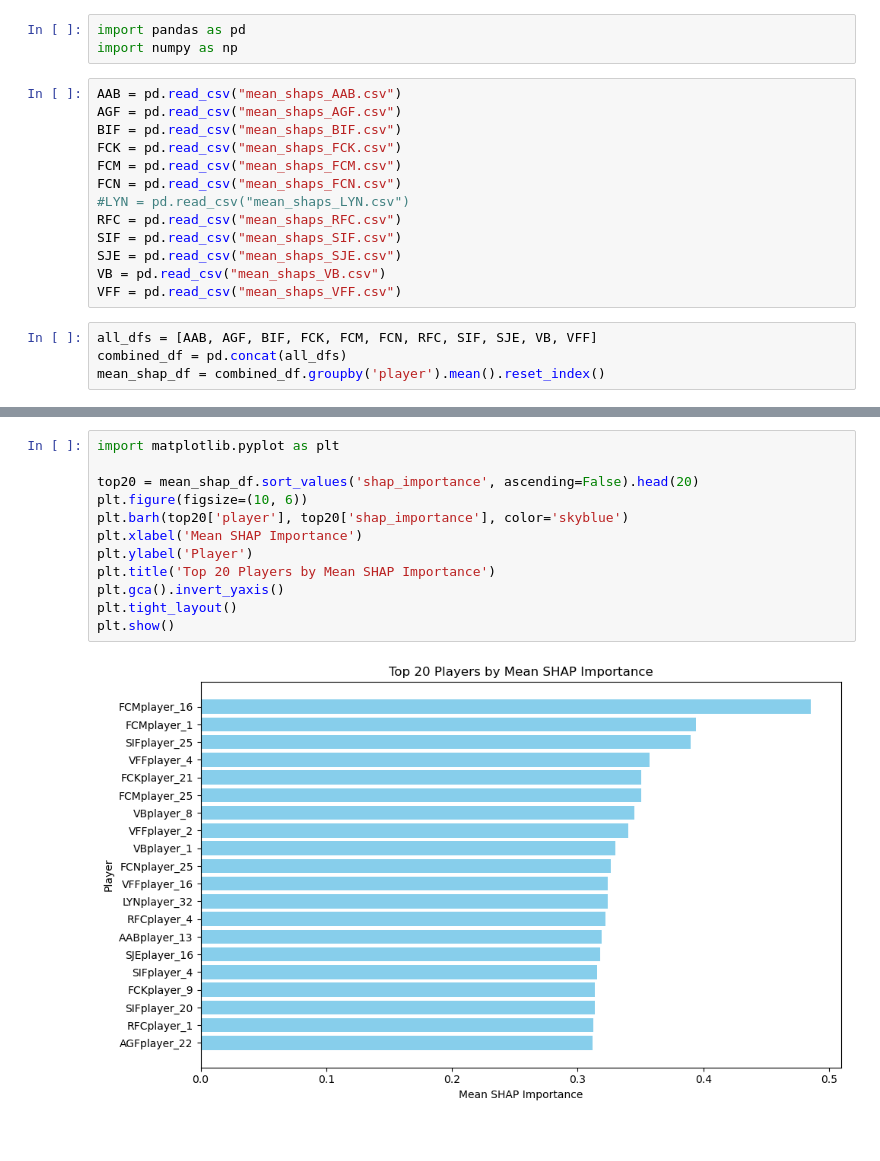
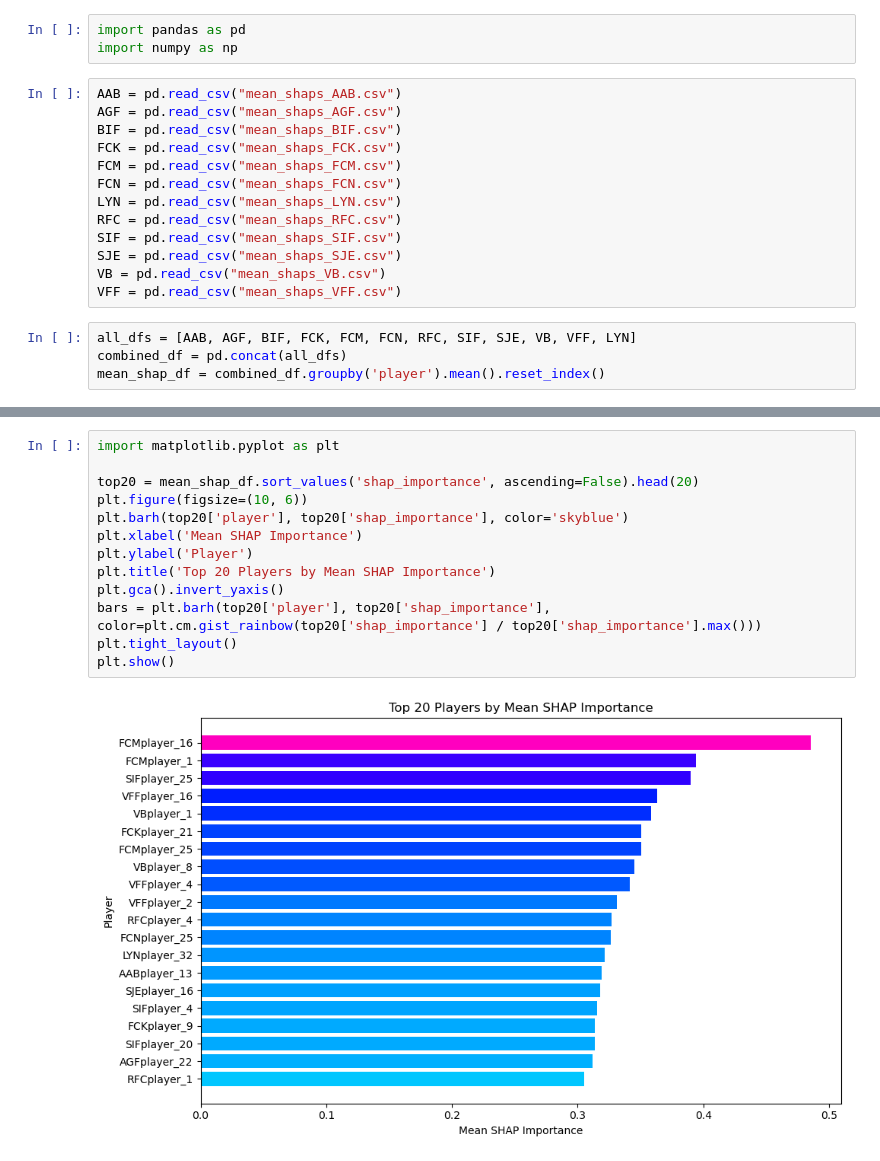
Before and after one commit to adiguzeldeniz/ekip_makine, a Jupyter notebook: 00- SHAPS_combined.ipynb, the cells around one changed output, grey strips where cells are left out. Cells and saved outputs as stored; diff of their text form.

```diff
--- a/00- SHAPS_combined.ipynb
+++ b/00- SHAPS_combined.ipynb
@@ -8,14 +8,14 @@ BIF = pd.read_csv("mean_shaps_BIF.csv")
 FCK = pd.read_csv("mean_shaps_FCK.csv")
 FCM = pd.read_csv("mean_shaps_FCM.csv")
 FCN = pd.read_csv("mean_shaps_FCN.csv")
-#LYN = pd.read_csv("mean_shaps_LYN.csv")
+LYN = pd.read_csv("mean_shaps_LYN.csv")
 RFC = pd.read_csv("mean_shaps_RFC.csv")
 SIF = pd.read_csv("mean_shaps_SIF.csv")
 SJE = pd.read_csv("mean_shaps_SJE.csv")
 VB = pd.read_csv("mean_shaps_VB.csv")
 VFF = pd.read_csv("mean_shaps_VFF.csv")
 # %%
-all_dfs = [AAB, AGF, BIF, FCK, FCM, FCN, RFC, SIF, SJE, VB, VFF]
+all_dfs = [AAB, AGF, BIF, FCK, FCM, FCN, RFC, SIF, SJE, VB, VFF, LYN]
 combined_df = pd.concat(all_dfs)
 mean_shap_df = combined_df.groupby('player').mean().reset_index()
 # %%
@@ -37,14 +37,15 @@ combined_df
 # %%
 import matplotlib.pyplot as plt
 
 top20 = mean_shap_df.sort_values('shap_importance', ascending=False).head(20)
 plt.figure(figsize=(10, 6))
 plt.barh(top20['player'], top20['shap_importance'], color='skyblue')
 plt.xlabel('Mean SHAP Importance')
 plt.ylabel('Player')
 plt.title('Top 20 Players by Mean SHAP Importance')
 plt.gca().invert_yaxis()
+bars = plt.barh(top20['player'], top20['shap_importance'], color=plt.cm.gist_rainbow(top20['shap_importance'] / top20['shap_importance'].max()))
 plt.tight_layout()
 plt.show()
 # %% [output]
-[figure, old version]
+[figure, new version]
```
Also changed, not shown: parts of 1 cell of this notebook, 41 other files.
